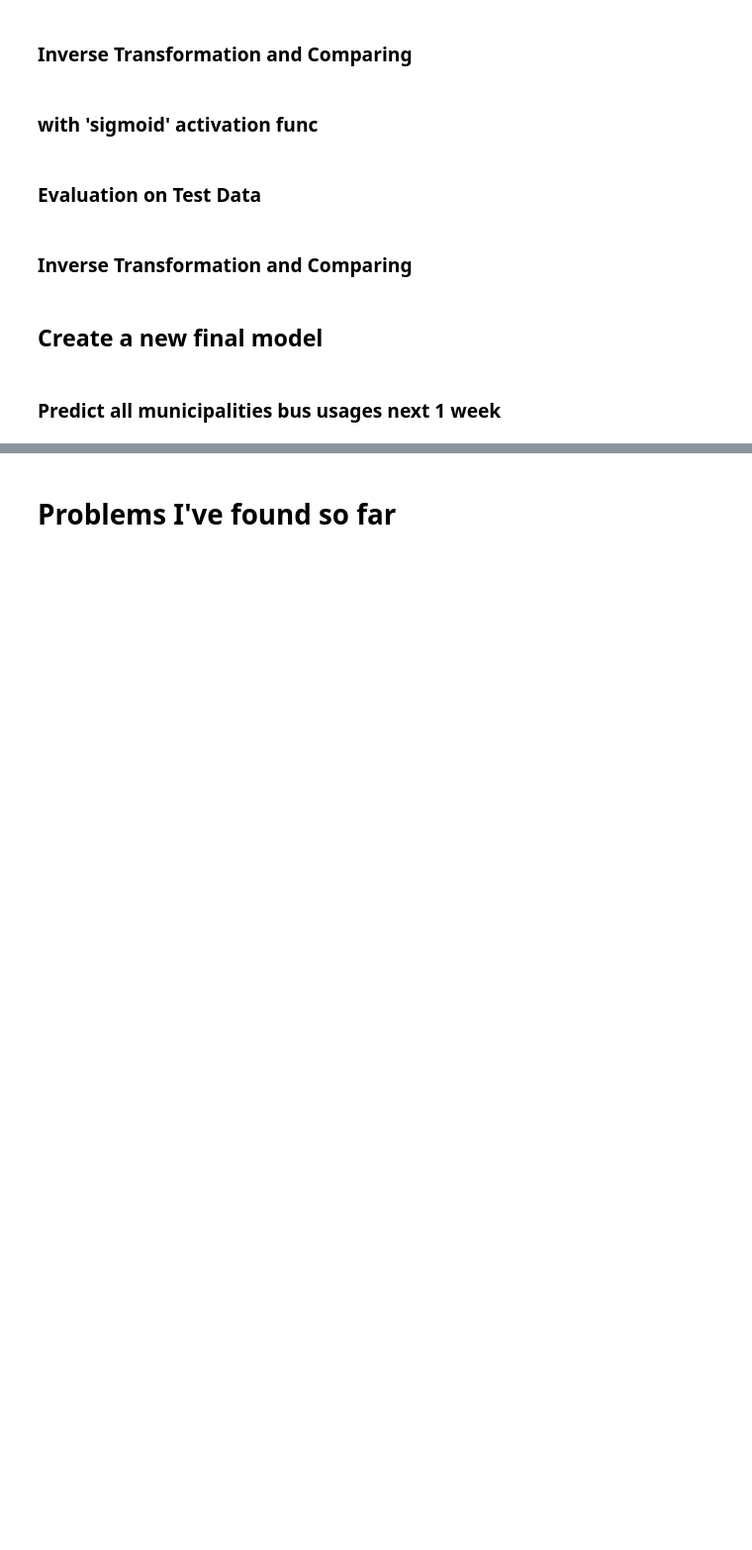
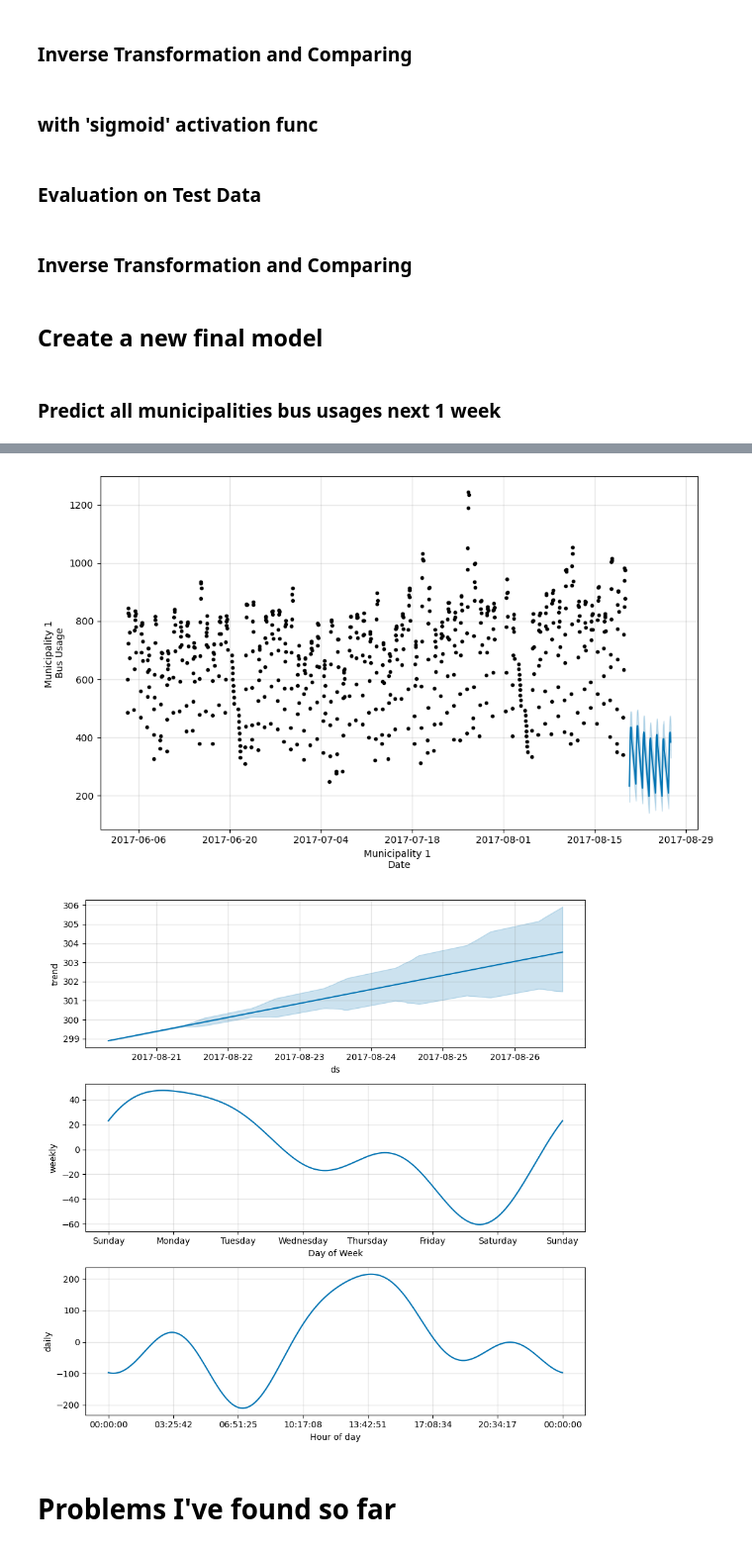
Before and after one commit to EmincanY/TimeSeriesModels-MunicipalityPredictions, a Jupyter notebook: Emincan_YILMAZ_interview.ipynb, the cells around one changed output, grey strips where cells are left out. Shown: that part at 99% size. Saved outputs shown, nothing was run; the diff lists cells and outputs as text; code cells hidden in the pictures; blank space fills up the shorter version.

```diff
--- a/Emincan_YILMAZ_interview.ipynb
+++ b/Emincan_YILMAZ_interview.ipynb
@@ -1971,0 +1101,6 @@ for df in dfs:
+# %%
+model.plot(visual_pred_1 , xlabel = 'Municipality 1 \nDate' , ylabel = 'Municipality 1 \nBus Usage' );
+model.plot_components(visual_pred_1);
+# %% [output]
+[figure, added]
+[figure, added]
```
Also changed, not shown: parts of 111 cells of this notebook.
